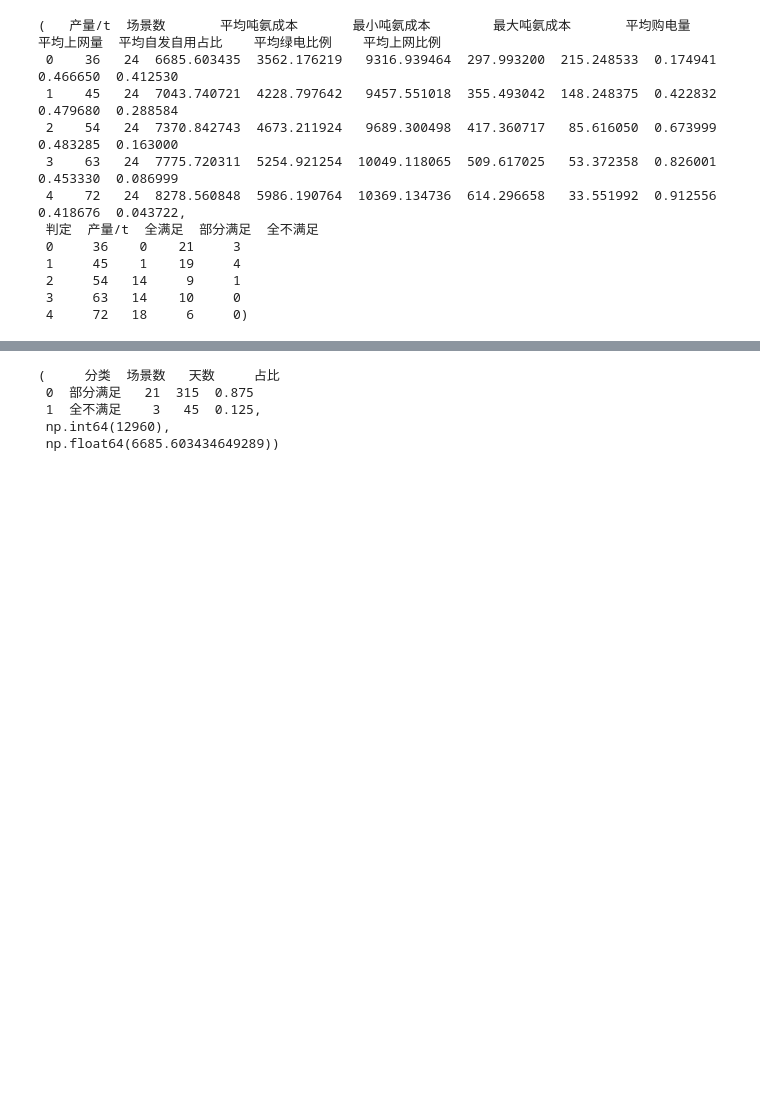
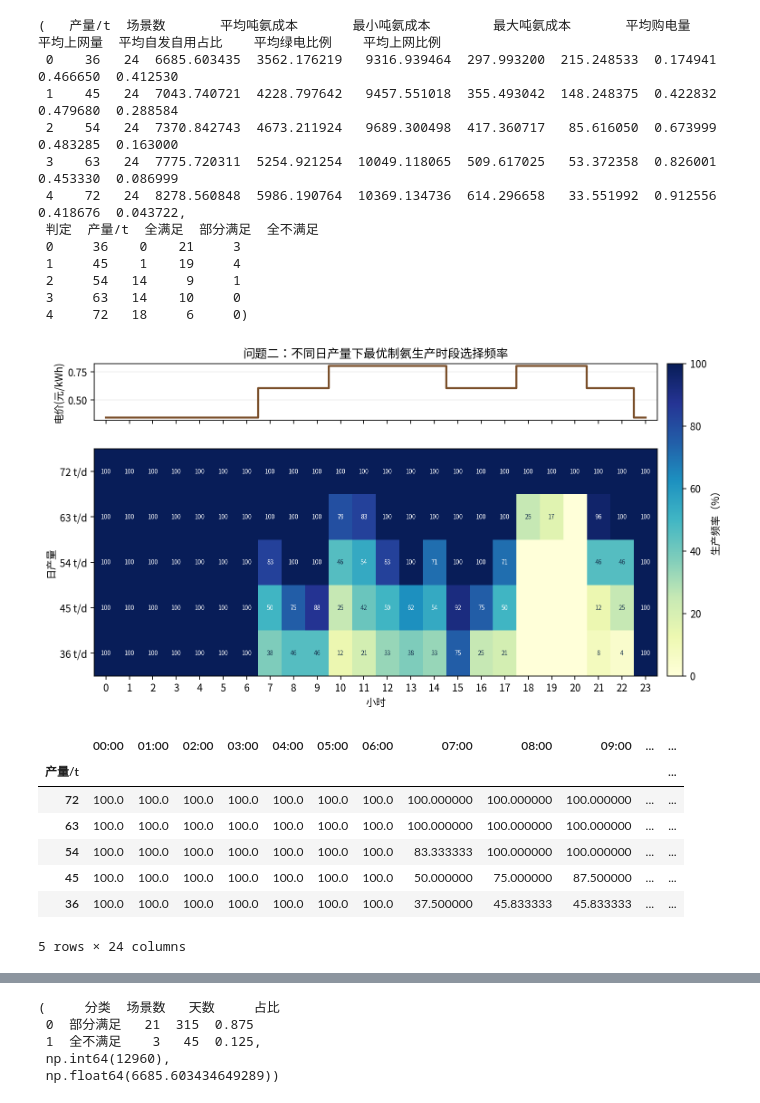
Before and after one commit to wurldwen/---, a Jupyter notebook: A题第1-4题计算代码.ipynb, the cells around one changed output, grey strips where cells are left out. Saved outputs shown, nothing was run; the diff lists cells and outputs as text; code cells hidden in the pictures; blank space fills up the shorter version.

```diff
--- a/A题第1-4题计算代码.ipynb
+++ b/A题第1-4题计算代码.ipynb
@@ -401,4 +401,55 @@ q2_prod_summary, q2_prod_class
  2     54   14     9     1
  3     63   14    10     0
  4     72   18     6     0)
+# %%
+# 问题二（2）：最优制氨生产时段安排。颜色表示该小时在24个场景中被选为生产时段的比例。
+on_freq = []
+for p in PRODUCTIONS:
+    ys = []
+    for candidates in q2_detail.values():
+        for cand_p, y, ind, cost, row in candidates:
+            if cand_p == p:
+                ys.append(y)
+                break
+    on_freq.append(np.mean(np.vstack(ys), axis=0) * 100)
+on_freq = np.vstack(on_freq)
+
+fig, axes = plt.subplots(2, 1, figsize=(12, 5.6), dpi=160, gridspec_kw={'height_ratios': [1, 4]}, sharex=True)
+axes[0].step(HOURS, tou_price, where='mid', color='#7a4f2a', linewidth=2)
+axes[0].set_ylabel('电价(元/kWh)')
+axes[0].set_title('问题二：不同日产量下最优制氨生产时段选择频率')
+axes[0].grid(axis='y', alpha=0.25)
+
+im = axes[1].imshow(on_freq, aspect='auto', cmap='YlGnBu', vmin=0, vmax=100)
+axes[1].set_yticks(np.arange(len(PRODUCTIONS)))
+axes[1].set_yticklabels([f'{p} t/d' for p in PRODUCTIONS])
+axes[1].set_xticks(HOURS)
+axes[1].set_xlabel('小时')
+axes[1].set_ylabel('日产量')
+for i in range(on_freq.shape[0]):
+    for h in range(on_freq.shape[1]):
+        val = on_freq[i, h]
+        if val >= 50:
+            axes[1].text(h, i, f'{val:.0f}', ha='center', va='center', fontsize=6, color='white')
+        elif val > 0:
+            axes[1].text(h, i, f'{val:.0f}', ha='center', va='center', fontsize=6, color='#17324d')
+cb = fig.colorbar(im, ax=axes, pad=0.015)
+cb.set_label('生产频率（%）')
+fig.savefig(OUT / 'q2_optimal_production_hours_heatmap.png', bbox_inches='tight')
+plt.show()
+
+q2_on_hour_frequency = pd.DataFrame(on_freq, index=PRODUCTIONS, columns=[f'{h:02d}:00' for h in HOURS])
+q2_on_hour_frequency.index.name = '产量/t'
+q2_on_hour_frequency.to_csv(OUT / 'q2_optimal_production_hour_frequency.csv', encoding='utf-8-sig')
+q2_on_hour_frequency
+# %% [output]
+[figure, added]
+|  | 00:00 | 01:00 | 02:00 | 03:00 | 04:00 | 05:00 | 06:00 | 07:00 | 08:00 | 09:00 | ... | ... |
+| 产量/t |  |  |  |  |  |  |  |  |  |  |  | ... |
+| 72 | 100.0 | 100.0 | 100.0 | 100.0 | 100.0 | 100.0 | 100.0 | 100.000000 | 100.000000 | 100.000000 | ... | ... |
+| 63 | 100.0 | 100.0 | 100.0 | 100.0 | 100.0 | 100.0 | 100.0 | 100.000000 | 100.000000 | 100.000000 | ... | ... |
+| 54 | 100.0 | 100.0 | 100.0 | 100.0 | 100.0 | 100.0 | 100.0 | 83.333333 | 100.000000 | 100.000000 | ... | ... |
+| 45 | 100.0 | 100.0 | 100.0 | 100.0 | 100.0 | 100.0 | 100.0 | 50.000000 | 75.000000 | 87.500000 | ... | ... |
+| 36 | 100.0 | 100.0 | 100.0 | 100.0 | 100.0 | 100.0 | 100.0 | 37.500000 | 45.833333 | 45.833333 | ... | ... |
+5 rows × 24 columns
 # %%
```
Also changed, not shown: parts of 9 cells of this notebook, 18 other files.
